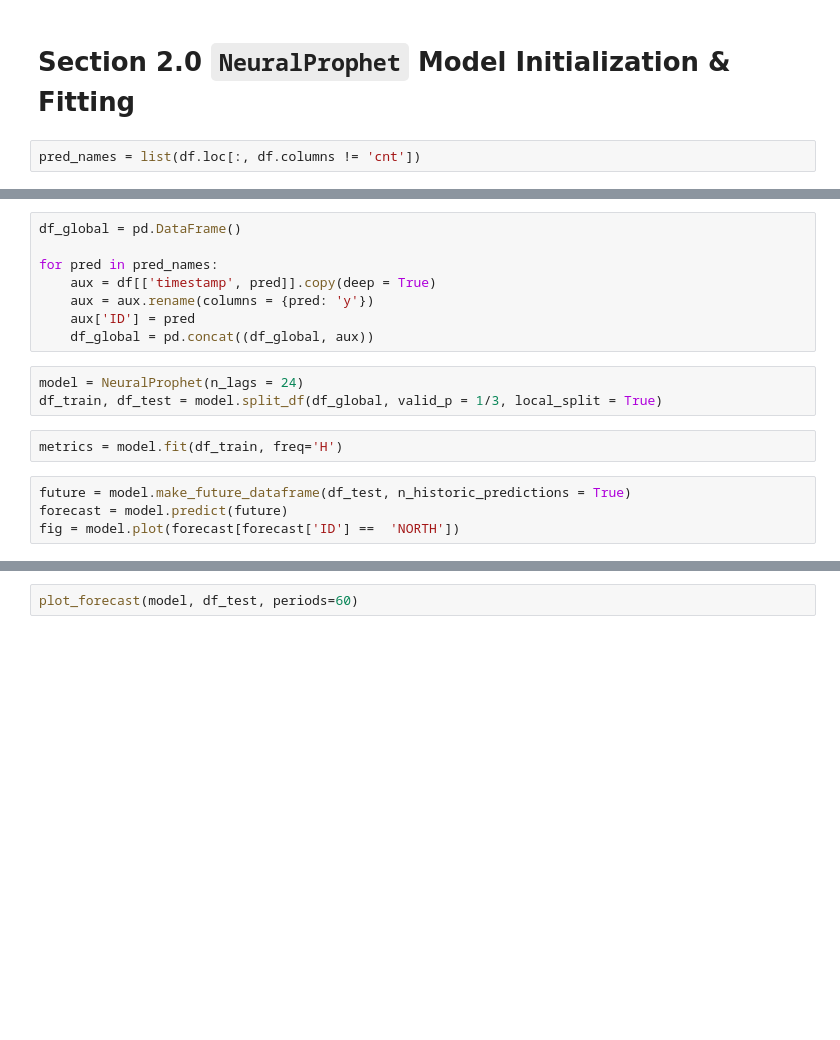
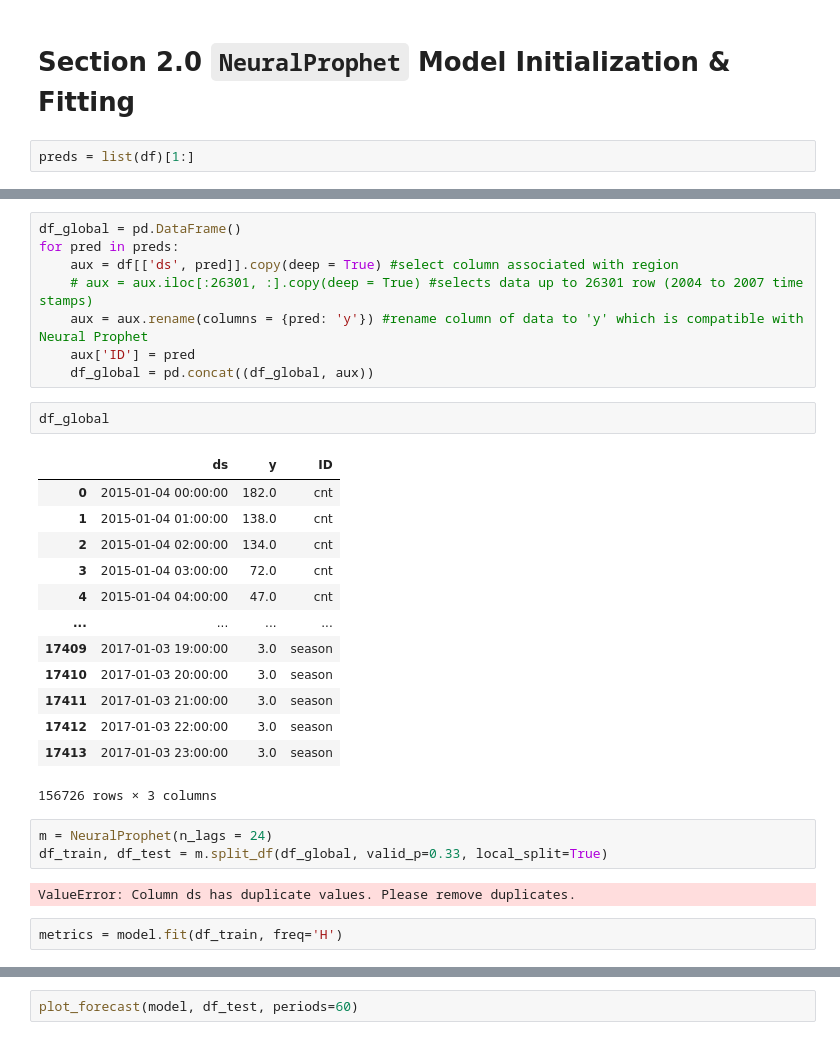
Before and after one commit to sunnydigital/DS4B_Su22, a Jupyter notebook: Final Project/5.30.22 Final Project .ipynb, the cells around one changed output, grey strips where cells are left out. Saved outputs shown, nothing was run; the diff lists cells and outputs as text; blank space fills up the shorter version.

```diff
--- a/Final Project/5.30.22 Final Project .ipynb
+++ b/Final Project/5.30.22 Final Project .ipynb
@@ -138,4 +146,4 @@ pairplt.map_lower(sns.kdeplot, levels=10, color=".2")
 # %% [markdown]
 # Section 2.0 `NeuralProphet` Model Initialization & Fitting
 # %%
-pred_names = list(df.loc[:, df.columns != 'cnt'])
+preds = list(df)[1:]
@@ -142,20 +162,34 @@ pred_names = list(df.loc[:, df.columns != 'cnt'])
 # %%
 df_global = pd.DataFrame()
-
-for pred in pred_names:
-    aux = df[['timestamp', pred]].copy(deep = True)
-    aux = aux.rename(columns = {pred: 'y'})
+for pred in preds:
+    aux = df[['ds', pred]].copy(deep = True) #select column associated with region
+    # aux = aux.iloc[:26301, :].copy(deep = True) #selects data up to 26301 row (2004 to 2007 time stamps)
+    aux = aux.rename(columns = {pred: 'y'}) #rename column of data to 'y' which is compatible with Neural Prophet
     aux['ID'] = pred
     df_global = pd.concat((df_global, aux))
+# %%
+df_global
+# %% [output]
+|  | ds | y | ID |
+| 0 | 2015-01-04 00:00:00 | 182.0 | cnt |
+| 1 | 2015-01-04 01:00:00 | 138.0 | cnt |
+| 2 | 2015-01-04 02:00:00 | 134.0 | cnt |
+| 3 | 2015-01-04 03:00:00 | 72.0 | cnt |
+| 4 | 2015-01-04 04:00:00 | 47.0 | cnt |
+| ... | ... | ... | ... |
+| 17409 | 2017-01-03 19:00:00 | 3.0 | season |
+| 17410 | 2017-01-03 20:00:00 | 3.0 | season |
+| 17411 | 2017-01-03 21:00:00 | 3.0 | season |
+| 17412 | 2017-01-03 22:00:00 | 3.0 | season |
+| 17413 | 2017-01-03 23:00:00 | 3.0 | season |
+156726 rows × 3 columns
 # %%
-model = NeuralProphet(n_lags = 24)
-df_train, df_test = model.split_df(df_global, valid_p = 1/3, local_split = True)
+m = NeuralProphet(n_lags = 24)
+df_train, df_test = m.split_df(df_global, valid_p=0.33, local_split=True)
+# %% [output]
+ValueError: Column ds has duplicate values. Please remove duplicates.
 # %%
 metrics = model.fit(df_train, freq='H')
-# %%
-future = model.make_future_dataframe(df_test, n_historic_predictions = True)
-forecast = model.predict(future)
-fig = model.plot(forecast[forecast['ID'] ==  'NORTH'])
 # %%
 def plot_forecast(model, data, periods, pred_names, historic_pred=True, highlight_steps_ahead=None):
 
```
Also changed, not shown: parts of 8 cells of this notebook.
